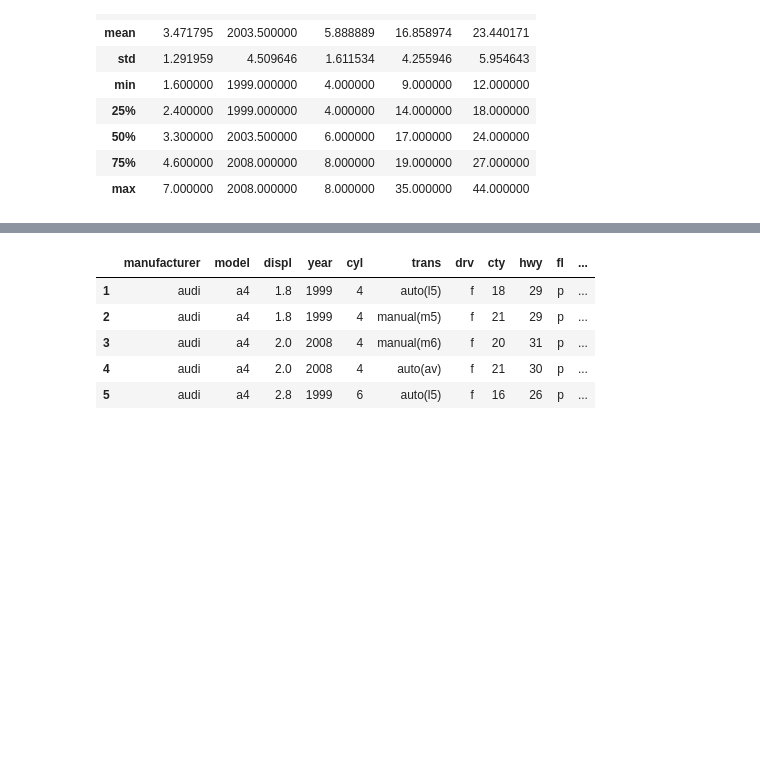
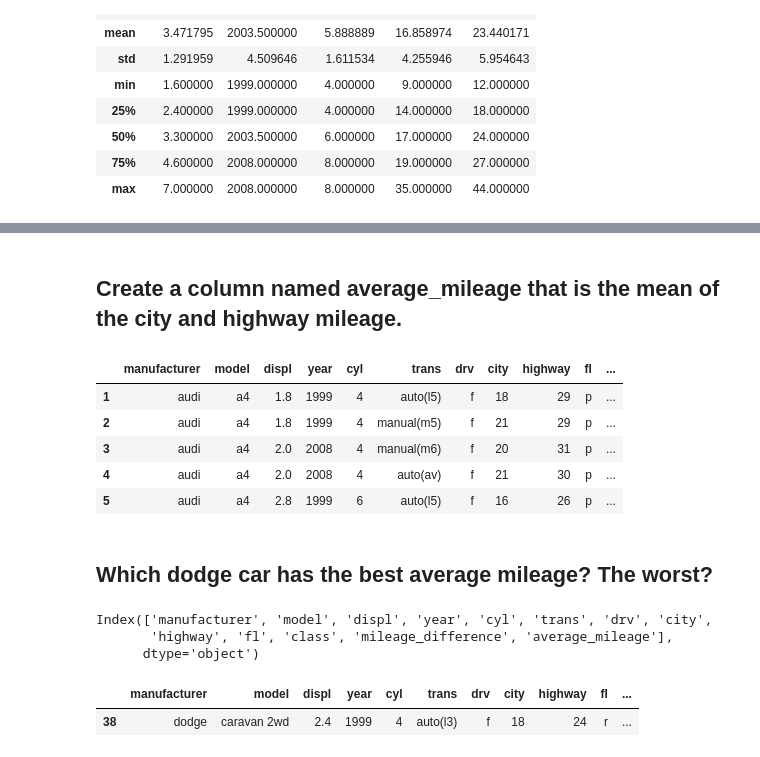
Before and after one commit to jcrosenberger/numpy-pandas-visualization-exercises, a Jupyter notebook: dataframes.ipynb, the cells around one changed output, grey strips where cells are left out. Saved outputs shown, nothing was run; the diff lists cells and outputs as text; code cells hidden in the pictures; blank space fills up the shorter version.

```diff
--- a/dataframes.ipynb
+++ b/dataframes.ipynb
@@ -181,2 +190,2 @@ mpg.describe()
 # %%
-mpg.rename(columns={'cty' : 'city'})
+mpg.rename(columns={'cty' : 'city'}, inplace = True)
@@ -197,2 +192,2 @@ mpg.rename(columns={'cty' : 'city'})
 # %%
-mpg.rename(columns={'hwy':'highway','cty' : 'city'})
+mpg = mpg.rename(columns={'hwy':'highway','cty' : 'city'})
@@ -213,2 +194,2 @@ mpg.rename(columns={'hwy':'highway','cty' : 'city'})
 # %%
-mpg['mileage_difference'] = round((mpg['hwy'] - mpg['cty']),2)
+mpg['mileage_difference'] = round((mpg['highway'] - mpg['city']),2)
@@ -248,8 +280,10 @@ the worst mileagee vehicles are pick up trucks and suvs
+# %% [markdown]
+## Create a column named average_mileage that is the mean of the city and highway mileage.
 # %%
-mpg['average_mileage'] = round(((mpg['cty']+mpg['hwy'])/2),2)
+mpg['average_mileage'] = round(((mpg['city']+mpg['highway'])/2),2)
 mpg.head()
 # %% [output]
-|  | manufacturer | model | displ | year | cyl | trans | drv | cty | hwy | fl | ... |
+|  | manufacturer | model | displ | year | cyl | trans | drv | city | highway | fl | ... |
 | 1 | audi | a4 | 1.8 | 1999 | 4 | auto(l5) | f | 18 | 29 | p | ... |
 | 2 | audi | a4 | 1.8 | 1999 | 4 | manual(m5) | f | 21 | 29 | p | ... |
 | 3 | audi | a4 | 2.0 | 2008 | 4 | manual(m6) | f | 20 | 31 | p | ... |
@@ -259,0 +292,8 @@ mpg.
+# %% [markdown]
+## Which dodge car has the best average mileage? The worst?
+# %%
+mpg.columns
+# %% [output]
+Index(['manufacturer', 'model', 'displ', 'year', 'cyl', 'trans', 'drv', 'city',
+       'highway', 'fl', 'class', 'mileage_difference', 'average_mileage'],
+      dtype='object')
@@ -259,0 +302,5 @@ mpg.
+# %%
+dodge[dodge.average_mileage == dodge.average_mileage.max()]
+# %% [output]
+|  | manufacturer | model | displ | year | cyl | trans | drv | city | highway | fl | ... |
+| 38 | dodge | caravan 2wd | 2.4 | 1999 | 4 | auto(l3) | f | 18 | 24 | r | ... |
```
Also changed, not shown: parts of 38 cells of this notebook.
